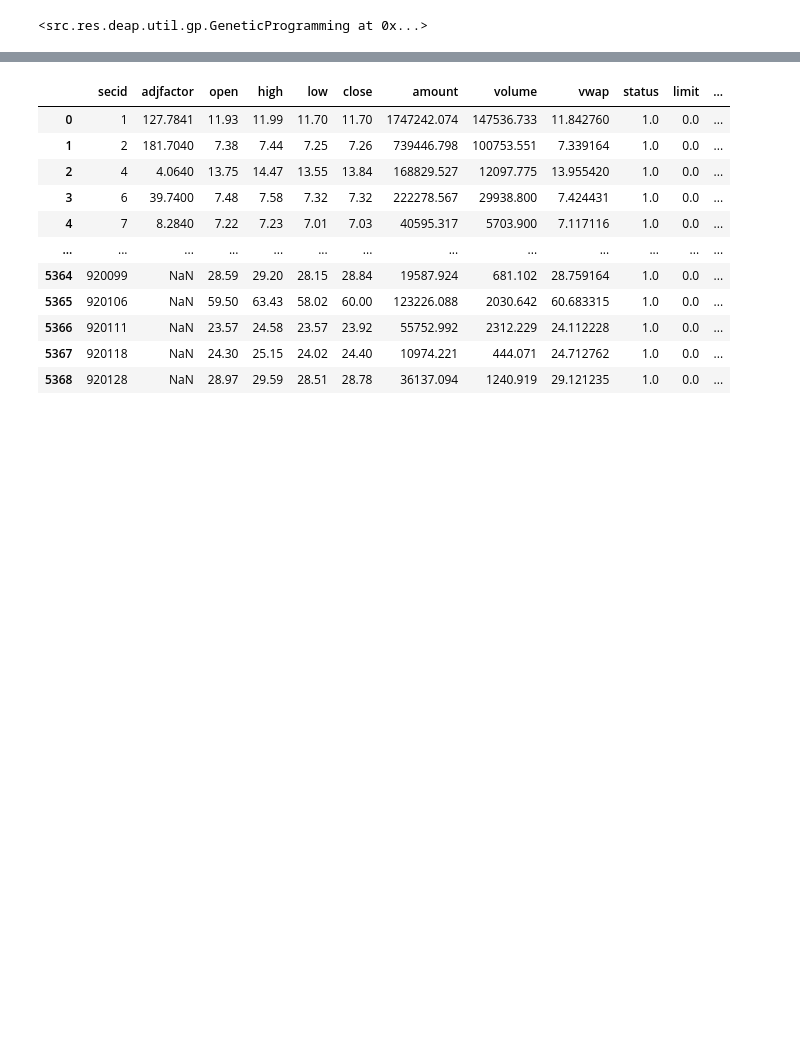
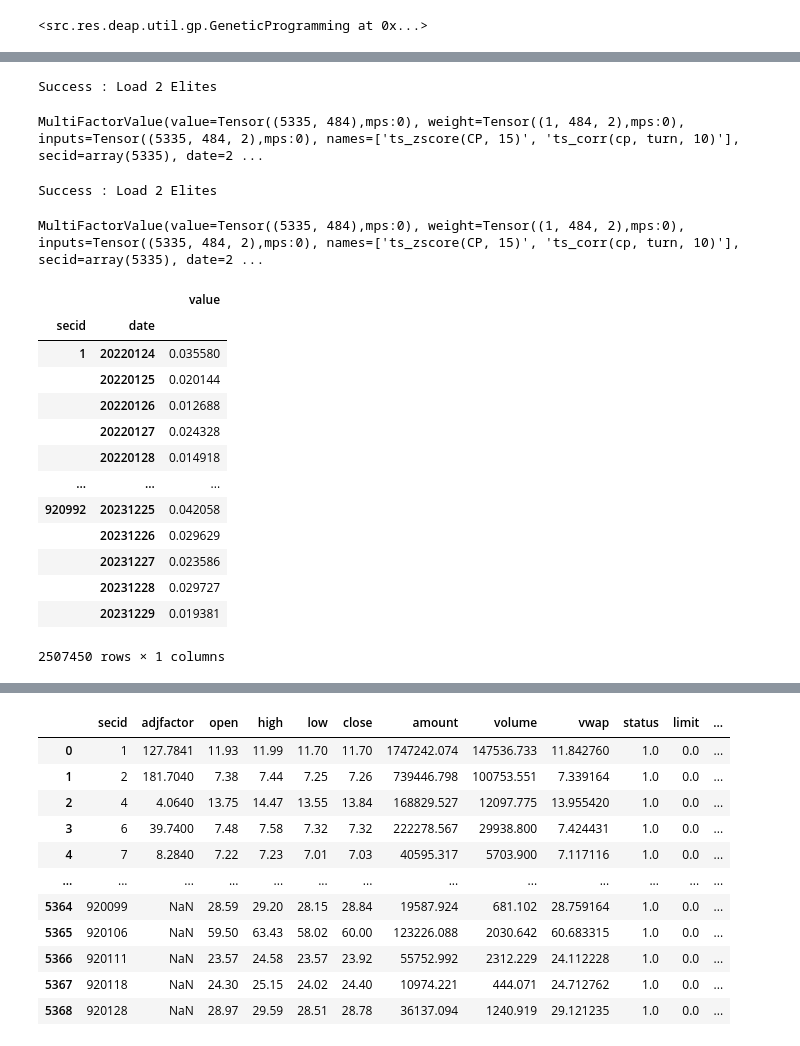
Before and after one commit to mengkjin/learndl, a Jupyter notebook: main.ipynb, the cells around one changed output, grey strips where cells are left out. Drawn from its saved outputs; the diff is of its cells as text; code cells hidden in the pictures; blank space fills up the shorter version.

```diff
--- a/main.ipynb
+++ b/main.ipynb
@@ -65,0 +66,33 @@ MultiFactorValue(value=Tensor((5335, 484),mps:0), weight=Tensor((1, 484, 2),mps:
+# %%
+from src.res.deap.util.generator import gpGenerator
+gen = gpGenerator(None)
+mf = gen.multi_elite_factor()
+mf
+# %% [output]
+Success : Load 2 Elites
+MultiFactorValue(value=Tensor((5335, 484),mps:0), weight=Tensor((1, 484, 2),mps:0), inputs=Tensor((5335, 484, 2),mps:0), names=['ts_zscore(CP, 15)', 'ts_corr(cp, turn, 10)'], secid=array(5335), date=2 ...
+# %%
+from src.res.deap.util.generator import gpGenerator
+gen = gpGenerator(None)
+mf = gen.multi_elite_factor()
+mf
+# %% [output]
+Success : Load 2 Elites
+MultiFactorValue(value=Tensor((5335, 484),mps:0), weight=Tensor((1, 484, 2),mps:0), inputs=Tensor((5335, 484, 2),mps:0), names=['ts_zscore(CP, 15)', 'ts_corr(cp, turn, 10)'], secid=array(5335), date=2 ...
+# %%
+mf.to_dataframe()
+# %% [output]
+|  |  | value |
+| secid | date |  |
+| 1 | 20220124 | 0.035580 |
+|  | 20220125 | 0.020144 |
+|  | 20220126 | 0.012688 |
+|  | 20220127 | 0.024328 |
+|  | 20220128 | 0.014918 |
+| ... | ... | ... |
+| 920992 | 20231225 | 0.042058 |
+|  | 20231226 | 0.029629 |
+|  | 20231227 | 0.023586 |
+|  | 20231228 | 0.029727 |
+|  | 20231229 | 0.019381 |
+2507450 rows × 1 columns
```
Also changed, not shown: parts of 3 cells of this notebook, 3 other files.
